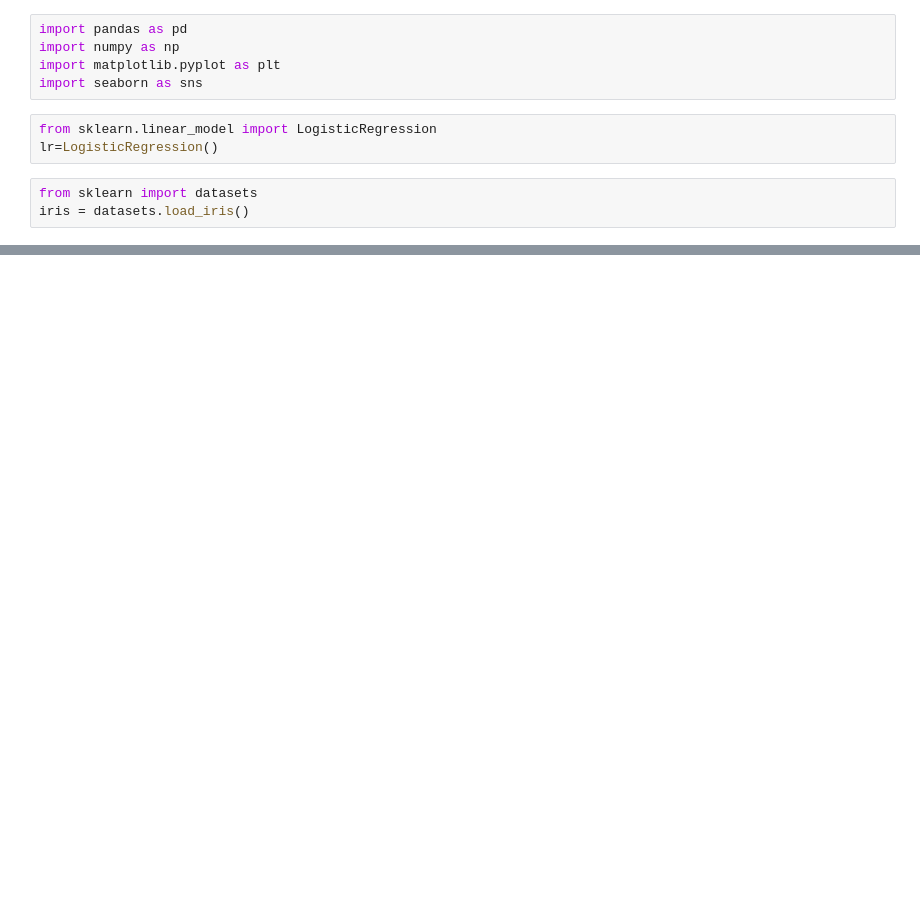
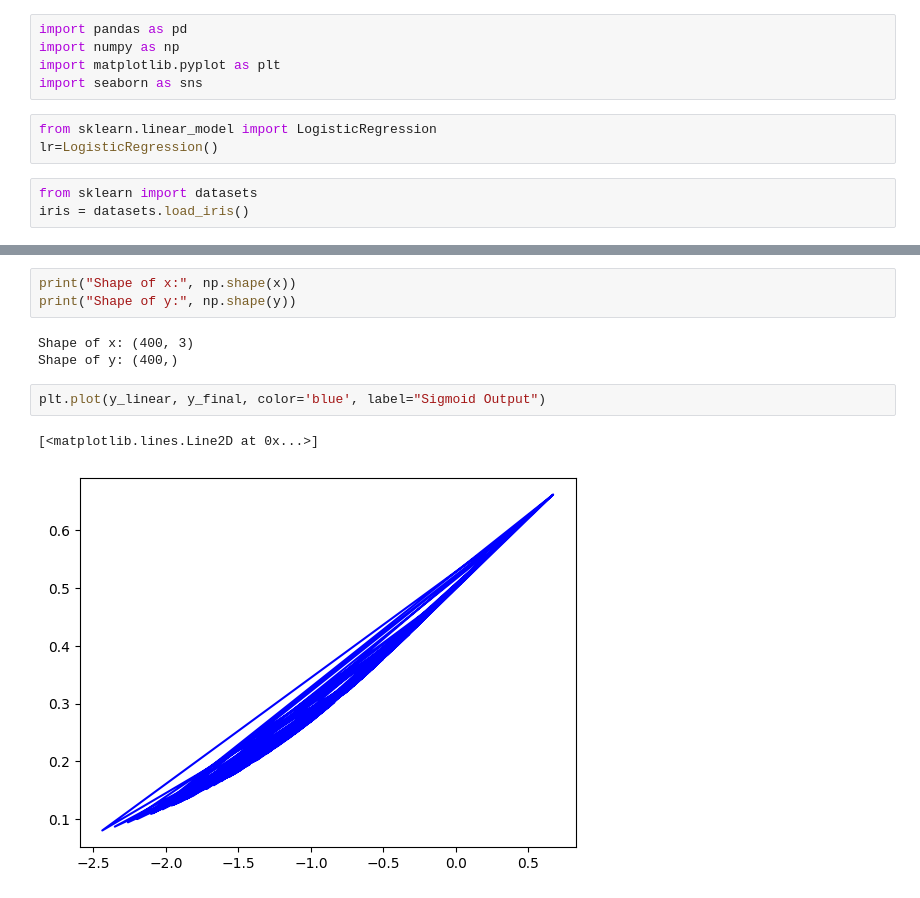
Before and after one commit to Finova-MIT/intro-to-ml-Nekhilesh-Agarwal, a Jupyter notebook: intermediate_1.ipynb, the cells around one changed output, grey strips where cells are left out. Drawn from its saved outputs; the diff is of its cells as text; blank space fills up the shorter version.

```diff
--- a/intermediate_1.ipynb
+++ b/intermediate_1.ipynb
@@ -35,0 +84,11 @@ ValueError: At least one array required as input
+# %%
+print("Shape of x:", np.shape(x))
+print("Shape of y:", np.shape(y))
+# %% [output]
+Shape of x: (400, 3)
+Shape of y: (400,)
+# %%
+plt.plot(y_linear, y_final, color='blue', label="Sigmoid Output")
+# %% [output]
+[<matplotlib.lines.Line2D at 0x...>]
+[figure, added]
```
Also changed, not shown: parts of 16 cells of this notebook, 1 other file.
